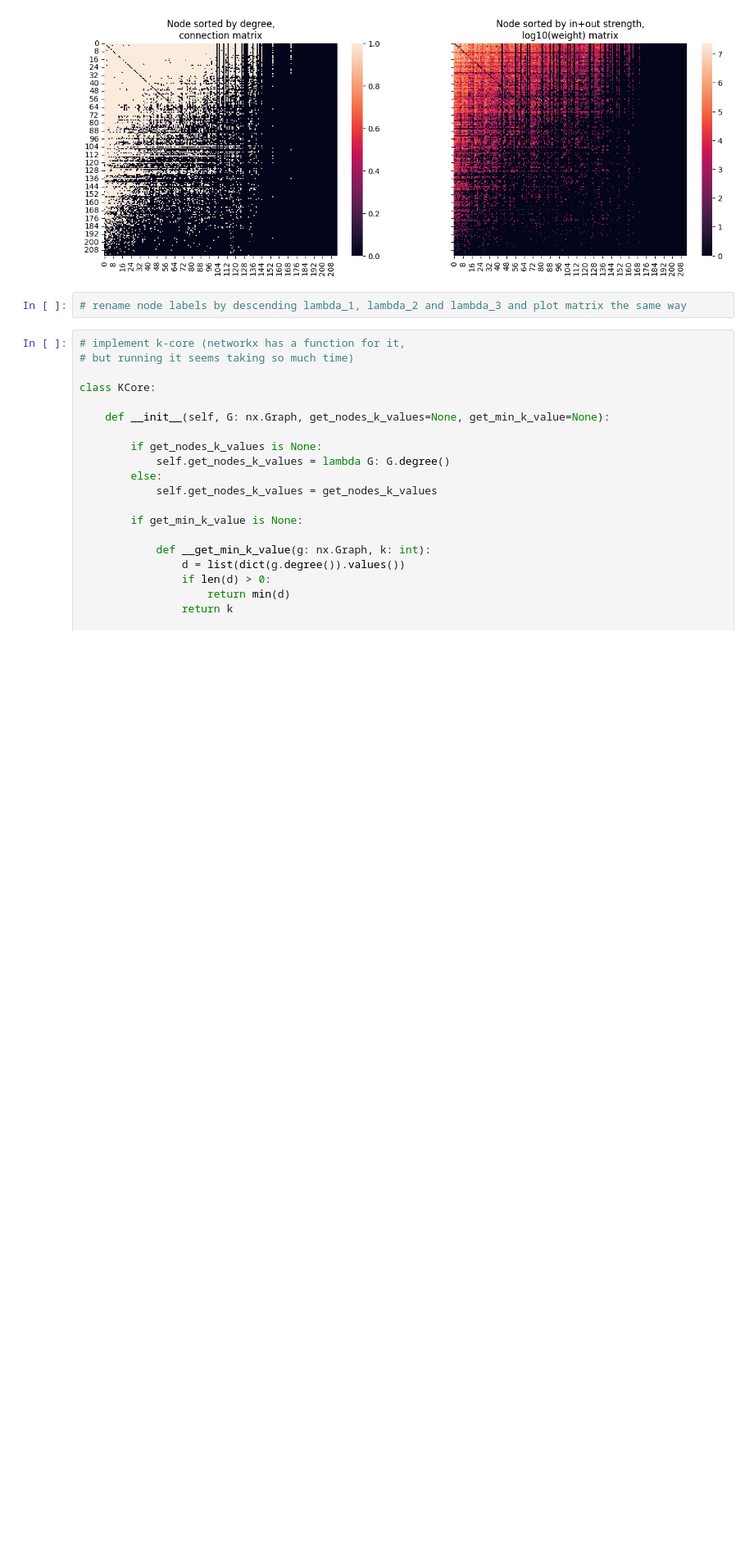
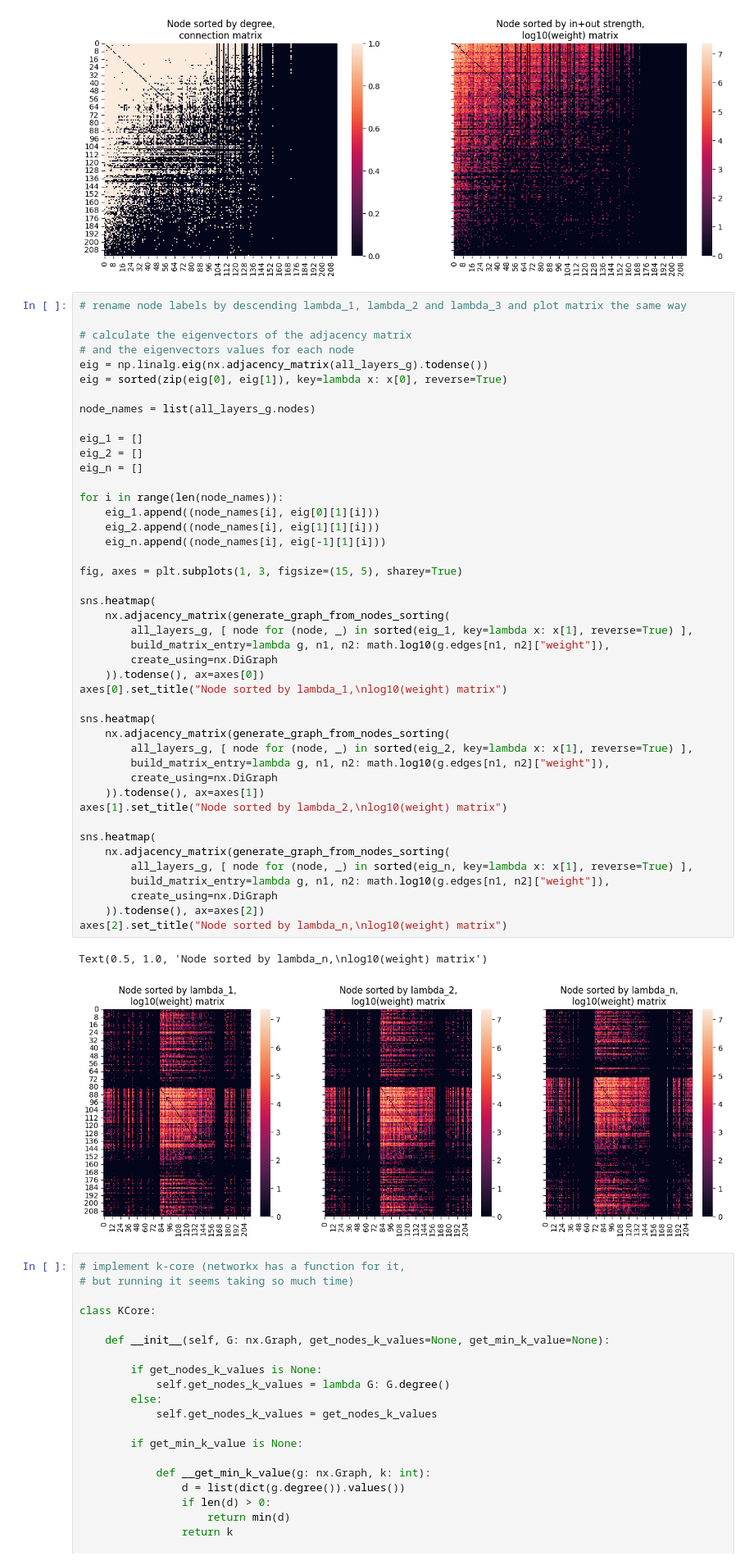
Before and after one commit to emanuelena49/fao-trade-network-analysis, a Jupyter notebook: fao_trade.ipynb, the cells around one changed output. Shown at 82% size. Saved outputs shown, nothing was run; the diff lists cells and outputs as text; blank space fills up the shorter version.

```diff
--- a/fao_trade.ipynb
+++ b/fao_trade.ipynb
@@ -1020,8 +1021,53 @@ axes[1].set_title("Node sorted by in+out strength,\nlog10(weight) matrix")
 # %% [output]
 Text(0.5, 1.0, 'Node sorted by in+out strength,\nlog10(weight) matrix')
 [figure]
-# %%
-# rename node labels by descending lambda_1, lambda_2 and lambda_3 and plot matrix the same way
+# %%
+# rename node labels by descending lambda_1, lambda_2 and lambda_3 and plot matrix the same way
+
+# calculate the eigenvectors of the adjacency matrix
+# and the eigenvectors values for each node
+eig = np.linalg.eig(nx.adjacency_matrix(all_layers_g).todense())
+eig = sorted(zip(eig[0], eig[1]), key=lambda x: x[0], reverse=True)
+
+node_names = list(all_layers_g.nodes)
+
+eig_1 = []
+eig_2 = []
+eig_n = []
+
+for i in range(len(node_names)):
+    eig_1.append((node_names[i], eig[0][1][i]))
+    eig_2.append((node_names[i], eig[1][1][i]))
+    eig_n.append((node_names[i], eig[-1][1][i]))
+
+fig, axes = plt.subplots(1, 3, figsize=(15, 5), sharey=True)
+
+sns.heatmap(
+    nx.adjacency_matrix(generate_graph_from_nodes_sorting(
+        all_layers_g, [ node for (node, _) in sorted(eig_1, key=lambda x: x[1], reverse=True) ],
+        build_matrix_entry=lambda g, n1, n2: math.log10(g.edges[n1, n2]["weight"]),
+        create_using=nx.DiGraph
+    )).todense(), ax=axes[0])
+axes[0].set_title("Node sorted by lambda_1,\nlog10(weight) matrix")
+
+sns.heatmap(
+    nx.adjacency_matrix(generate_graph_from_nodes_sorting(
+        all_layers_g, [ node for (node, _) in sorted(eig_2, key=lambda x: x[1], reverse=True) ],
+        build_matrix_entry=lambda g, n1, n2: math.log10(g.edges[n1, n2]["weight"]),
+        create_using=nx.DiGraph
+    )).todense(), ax=axes[1])
+axes[1].set_title("Node sorted by lambda_2,\nlog10(weight) matrix")
+
+sns.heatmap(
+    nx.adjacency_matrix(generate_graph_from_nodes_sorting(
+        all_layers_g, [ node for (node, _) in sorted(eig_n, key=lambda x: x[1], reverse=True) ],
+        build_matrix_entry=lambda g, n1, n2: math.log10(g.edges[n1, n2]["weight"]),
+        create_using=nx.DiGraph
+    )).todense(), ax=axes[2])
+axes[2].set_title("Node sorted by lambda_n,\nlog10(weight) matrix")
+# %% [output]
+Text(0.5, 1.0, 'Node sorted by lambda_n,\nlog10(weight) matrix')
+[figure, added]
 # %%
 # implement k-core (networkx has a function for it,
 # but running it seems taking so much time)
```
Also changed, not shown: parts of 6 cells of this notebook.
